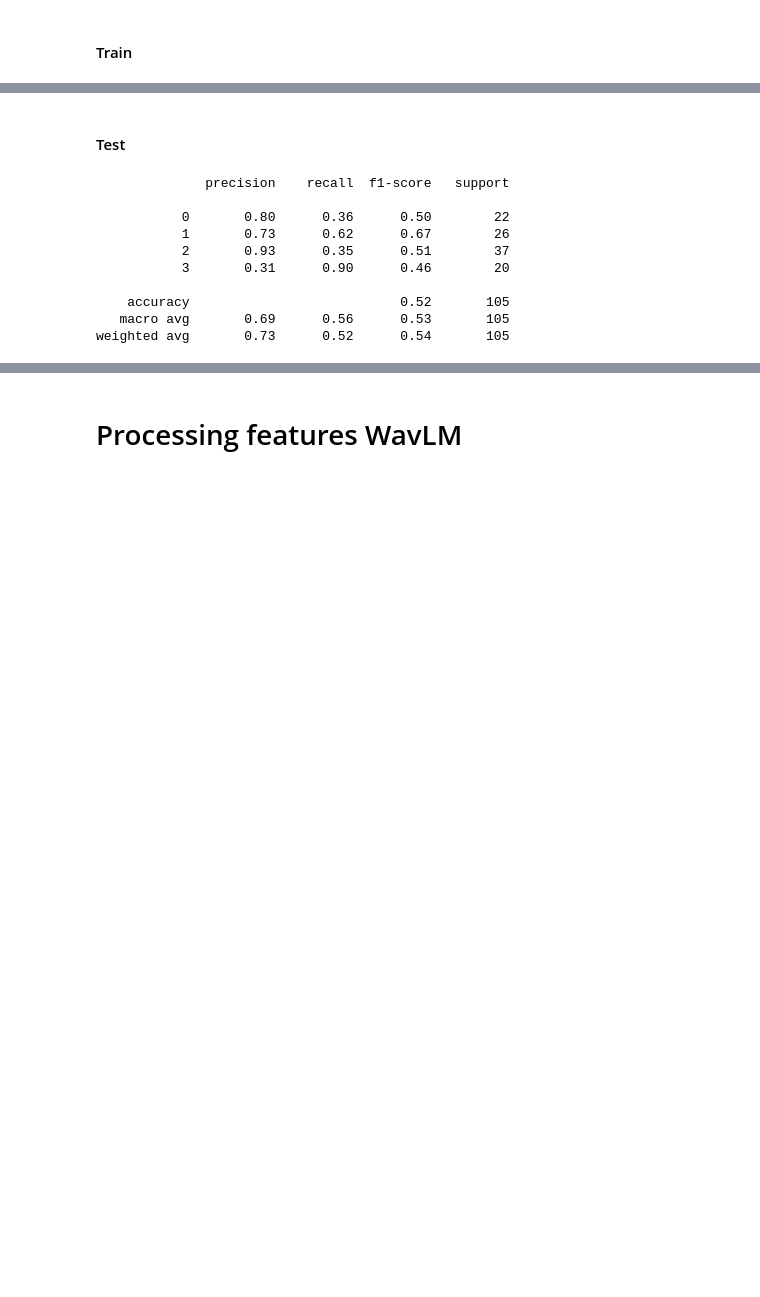
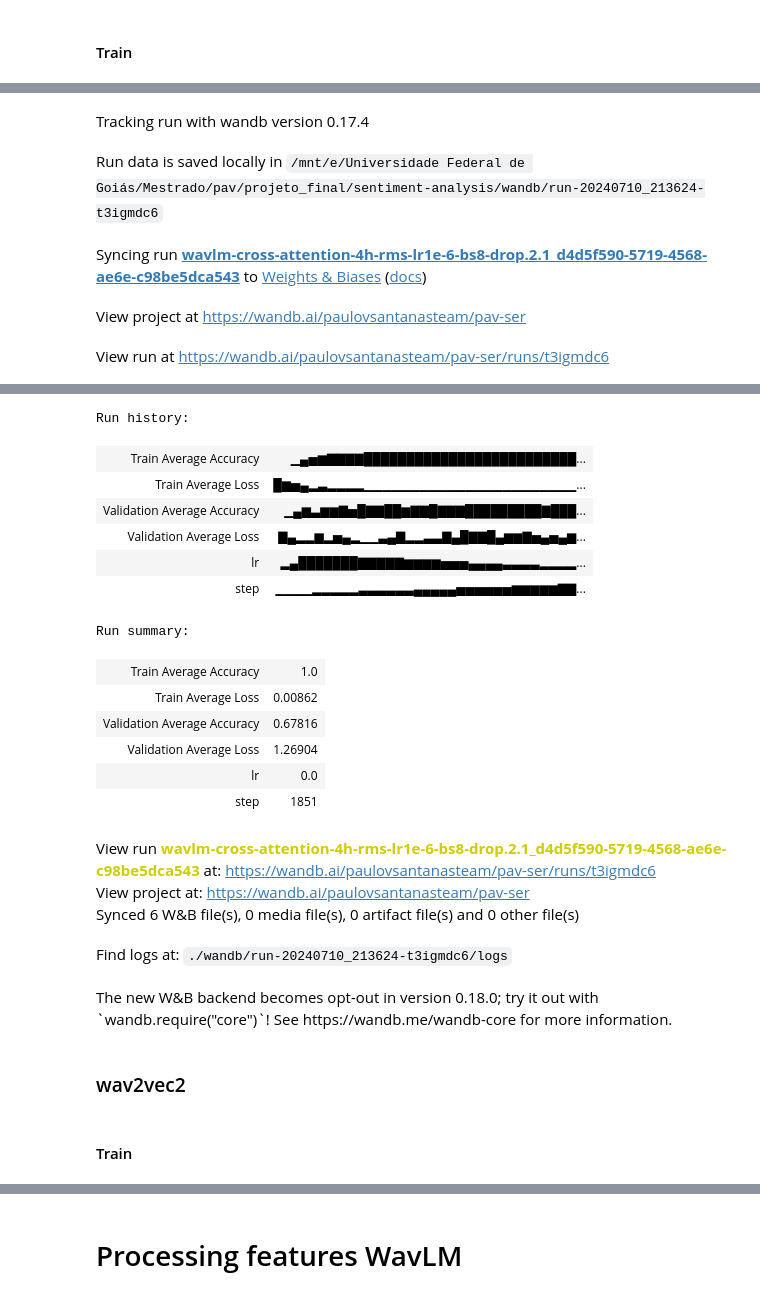
Before and after one commit to paulovsantanas/pav-cross-ser, a Jupyter notebook: train.ipynb, the cells around one changed output, grey strips where cells are left out. Saved outputs shown, nothing was run; the diff lists cells and outputs as text; code cells hidden in the pictures; blank space fills up the shorter version.

```diff
--- a/train.ipynb
+++ b/train.ipynb
@@ -991,0 +1317,19 @@ The new W&B backend becomes opt-out in version 0.18.0; try it out with `wandb.re
+# %%
+train_accelerate_cross_attn(
+    mlp_model,
+    mlp_optimizer,
+    mlp_lr_scheduler,
+    mlp_criterium,
+    hubert_train_dataloader,
+    wavlm_train_dataloader,
+    hubert_validation_dataloader,
+    wavlm_validation_dataloader,
+    mlp_training_config,
+    project_config,
+)
+# %% [output]
+Tracking run with wandb version 0.17.4
+Run data is saved locally in /mnt/e/Universidade Federal de Goiás/Mestrado/pav/projeto_final/sentiment-analysis/wandb/run-20240710_213624-t3igmdc6
+Syncing run wavlm-cross-attention-4h-rms-lr1e-6-bs8-drop.2.1_d4d5f590-5719-4568-ae6e-c98be5dca543 to Weights & Biases (docs)
+View project at https://wandb.ai/paulovsantanasteam/pav-ser
+View run at https://wandb.ai/paulovsantanasteam/pav-ser/runs/t3igmdc6
@@ -992,15 +1353,23 @@ The new W&B backend becomes opt-out in version 0.18.0; try it out with `wandb.re
+Run history:
+| Train Average Accuracy | ▁▄▅▆▇▇▇▇█████████████████████████... |
+| Train Average Loss | █▆▅▄▂▃▂▂▂▂▁▁▁▁▁▁▁▁▁▁▁▁▁▁▁▁▁▁▁▁▁▁▁... |
+| Validation Average Accuracy | ▁▄▆▃▆▆▇▅█▇▇██▆▇▇█▇▇▇█████████▇███... |
+| Validation Average Loss | ▇▄▂▂▆▂▅▄▂▁▁▃▄▇▂▂▃▃▇▄█▇▇█▄▆▆▇▅▄▅▄▆... |
+| lr | ▂▄███████▇▇▇▇▇▆▆▆▆▅▅▅▄▄▄▄▃▃▃▃▂▂▂▂... |
+| step | ▁▁▁▁▂▂▂▂▂▃▃▃▃▃▃▄▄▄▄▄▅▅▅▅▅▅▆▆▆▆▆▇▇... |
+Run summary:
+| Train Average Accuracy | 1.0 |
+| Train Average Loss | 0.00862 |
+| Validation Average Accuracy | 0.67816 |
+| Validation Average Loss | 1.26904 |
+| lr | 0.0 |
+| step | 1851 |
+View run wavlm-cross-attention-4h-rms-lr1e-6-bs8-drop.2.1_d4d5f590-5719-4568-ae6e-c98be5dca543 at: https://wandb.ai/paulovsantanasteam/pav-ser/runs/t3igmdc6
+View project at: https://wandb.ai/paulovsantanasteam/pav-ser
+Synced 6 W&B file(s), 0 media file(s), 0 artifact file(s) and 0 other file(s)
+Find logs at: ./wandb/run-20240710_213624-t3igmdc6/logs
+The new W&B backend becomes opt-out in version 0.18.0; try it out with `wandb.require("core")`! See https://wandb.me/wandb-core for more information.
 # %% [markdown]
-#### Test
+### wav2vec2
-# %%
-test(mlp_model, hubert_test_dataloader)
-# %% [output]
-              precision    recall  f1-score   support
-
-           0       0.80      0.36      0.50        22
-           1       0.73      0.62      0.67        26
-           2       0.93      0.35      0.51        37
-           3       0.31      0.90      0.46        20
-
-    accuracy                           0.52       105
-   macro avg       0.69      0.56      0.53       105
-weighted avg       0.73      0.52      0.54       105
+# %% [markdown]
+#### Train
```
Also changed, not shown: parts of 48 cells of this notebook, 3 other files.
